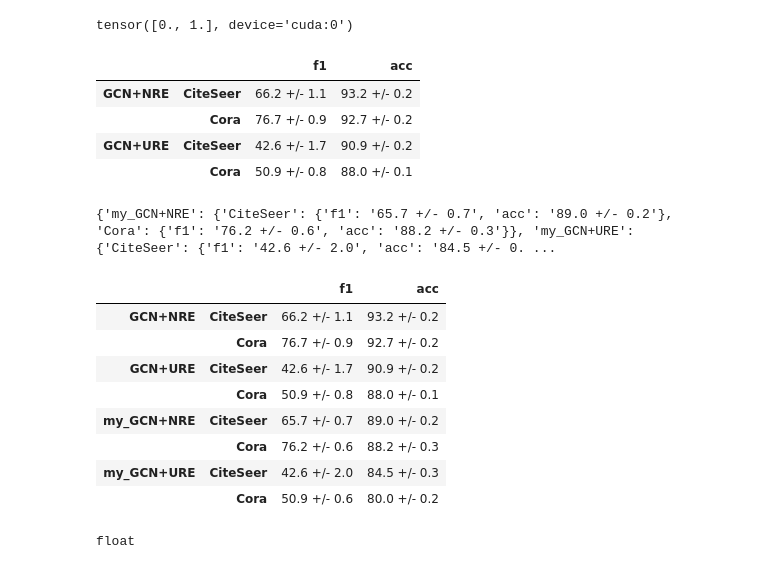
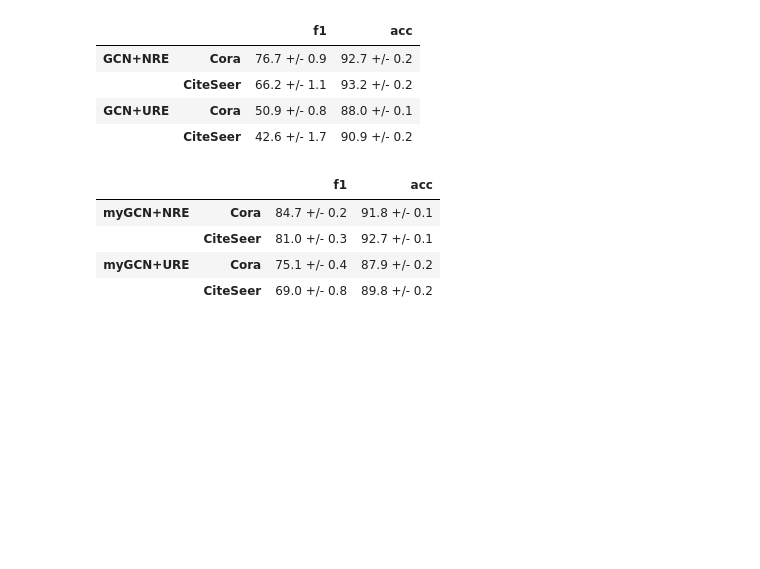
Before and after one commit to willtryagain/LSDAN, a Jupyter notebook: src/pyg_expt.ipynb, the cells around one changed output. Cells and saved outputs as stored; diff of their text form; code cells hidden in the pictures; blank space fills up the shorter version.

```diff
--- a/src/pyg_expt.ipynb
+++ b/src/pyg_expt.ipynb
@@ -136,3 +0,0 @@ print(f1)
-# %%
-dataset = Planetoid(root= '', name = 'Cora')
-dataset.num_features
@@ -179,12 +1,3 @@ y_pos = loss_func(out.squeeze(1), torch.ones_like(target))
-# %%
-from torch_geometric.datasets import Planetoid
-
-dataset = Planetoid(root='../data', name="Cora")
-data = dataset[0]
-class_freq = data.y.bincount().float()
-max_class = class_freq.argmax()
-# %% [output]
-tensor([0., 1.], device='cuda:0')
 # %%
 # read log.txt
 
@@ -195,14 +8,13 @@ import matplotlib.pyplot as plt
 known_table = {}
 
 known_table["GCN+NRE"] = {
-    "CiteSeer": {"f1": "66.2 +/- 1.1", "acc": "93.2 +/- 0.2"},
-    "Cora": {"f1": "76.7 +/- 0.9", "acc": "92.7 +/- 0.2"}
-
+    "Cora": {"f1": "76.7 +/- 0.9", "acc": "92.7 +/- 0.2"},
+    "CiteSeer": {"f1": "66.2 +/- 1.1", "acc": "93.2 +/- 0.2"}
 }
 
 known_table["GCN+URE"] = {
-    "CiteSeer": {"f1": "42.6 +/- 1.7", "acc": "90.9 +/- 0.2"},
-     "Cora": {"f1": "50.9 +/- 0.8", "acc": "88.0 +/- 0.1"}
+     "Cora": {"f1": "50.9 +/- 0.8", "acc": "88.0 +/- 0.1"},
+    "CiteSeer": {"f1": "42.6 +/- 1.7", "acc": "90.9 +/- 0.2"}
 }
 
 # dict to dataframe
@@ -212,70 +24,51 @@ pd.DataFrame.from_dict({(i,j): known_table[i][j]
                        orient='index')
 # %% [output]
 |  |  | f1 | acc |
-| GCN+NRE | CiteSeer | 66.2 +/- 1.1 | 93.2 +/- 0.2 |
-|  | Cora | 76.7 +/- 0.9 | 92.7 +/- 0.2 |
-| GCN+URE | CiteSeer | 42.6 +/- 1.7 | 90.9 +/- 0.2 |
-|  | Cora | 50.9 +/- 0.8 | 88.0 +/- 0.1 |
+| GCN+NRE | Cora | 76.7 +/- 0.9 | 92.7 +/- 0.2 |
+|  | CiteSeer | 66.2 +/- 1.1 | 93.2 +/- 0.2 |
+| GCN+URE | Cora | 50.9 +/- 0.8 | 88.0 +/- 0.1 |
+|  | CiteSeer | 42.6 +/- 1.7 | 90.9 +/- 0.2 |
 # %%
 import os
+import pandas as pd
 file_list = os.listdir('logs')
 rows = []
 
 my_table = {}
 
 
 model = "my_GCN"
 for file_name in file_list:
+    dataset = file_name.split('_')[0]
+    method = "my" + file_name.split('_')[1][:-4]
     file_name = 'logs/' + file_name
     df = pd.read_csv(file_name, sep=' ', header=None)
-    dataset = file_name.split('_')[0].split('/')[1]
-    nnpu = file_name.split('_')[2][:-4]
 
-    if nnpu == 'True':
-        nnpu = "NRE"
-    else:
-        nnpu = "URE"
-
-    method  = "{}+{}".format(model, nnpu)
+#     method = file_name[:-4]
 
     result_f1 = "{} +/- {}".format(round(df[0].mean() * 100, 1), round(df[0].std() * 100, 1))
     result_acc = "{} +/- {}".format(round(df[1].mean() * 100, 1), round(df[1].std() * 100, 1))
 
     if method not in my_table:
         my_table[method] = {
             dataset: {"f1": result_f1, "acc": result_acc}
         }
     else:
         my_table[method][dataset] = {"f1": result_f1, "acc": result_acc}
 
-# sort the dictory by key
-my_table["my_GCN+NRE"] = {k: my_table["my_GCN+NRE"][k] for k in sorted(my_table["my_GCN+NRE"].keys())}
-print(my_table)
-
 # add my_table to known_table
 known_table.update(my_table)
 
-pd.DataFrame.from_dict({(i, j): known_table[i][j]
-                           for i in known_table.keys()
-                           for j in known_table[i].keys()},
+# sort by key
+my_table = {k: my_table[k] for k in sorted(my_table.keys())}
+
+pd.DataFrame.from_dict({(i, j): my_table[i][j]
+                           for i in my_table.keys()
+                           for j in my_table[i].keys()},
                        orient='index')
 # %% [output]
-{'my_GCN+NRE': {'CiteSeer': {'f1': '65.7 +/- 0.7', 'acc': '89.0 +/- 0.2'}, 'Cora': {'f1': '76.2 +/- 0.6', 'acc': '88.2 +/- 0.3'}}, 'my_GCN+URE': {'CiteSeer': {'f1': '42.6 +/- 2.0', 'acc': '84.5 +/- 0. ...
 |  |  | f1 | acc |
-| GCN+NRE | CiteSeer | 66.2 +/- 1.1 | 93.2 +/- 0.2 |
-|  | Cora | 76.7 +/- 0.9 | 92.7 +/- 0.2 |
-| GCN+URE | CiteSeer | 42.6 +/- 1.7 | 90.9 +/- 0.2 |
-|  | Cora | 50.9 +/- 0.8 | 88.0 +/- 0.1 |
-| my_GCN+NRE | CiteSeer | 65.7 +/- 0.7 | 89.0 +/- 0.2 |
-|  | Cora | 76.2 +/- 0.6 | 88.2 +/- 0.3 |
-| my_GCN+URE | CiteSeer | 42.6 +/- 2.0 | 84.5 +/- 0.3 |
-|  | Cora | 50.9 +/- 0.6 | 80.0 +/- 0.2 |
+| myGCN+NRE | Cora | 84.7 +/- 0.2 | 91.8 +/- 0.1 |
+|  | CiteSeer | 81.0 +/- 0.3 | 92.7 +/- 0.1 |
+| myGCN+URE | Cora | 75.1 +/- 0.4 | 87.9 +/- 0.2 |
+|  | CiteSeer | 69.0 +/- 0.8 | 89.8 +/- 0.2 |
-# %%
-l_new = float("inf")
-prior_new = 0
-
-while True:
-    l, prior = l_new, prior_new
-    B = LBP(prior, A, P, U)
-# %% [output]
-float
```
Also changed, not shown: parts of 17 cells of this notebook, 14 other files.
